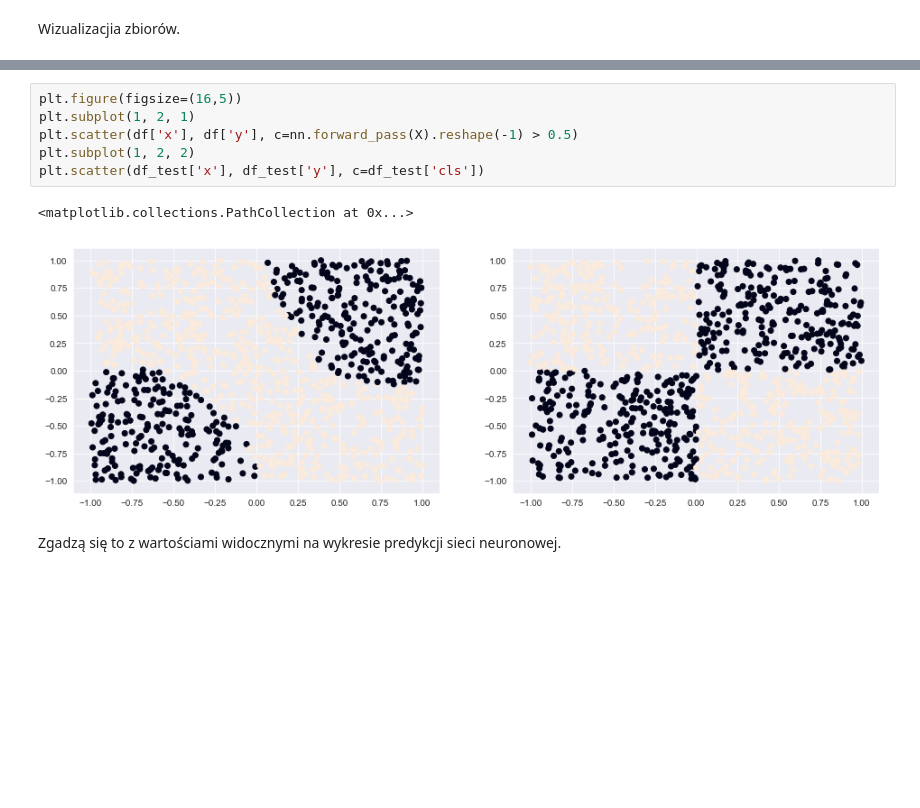
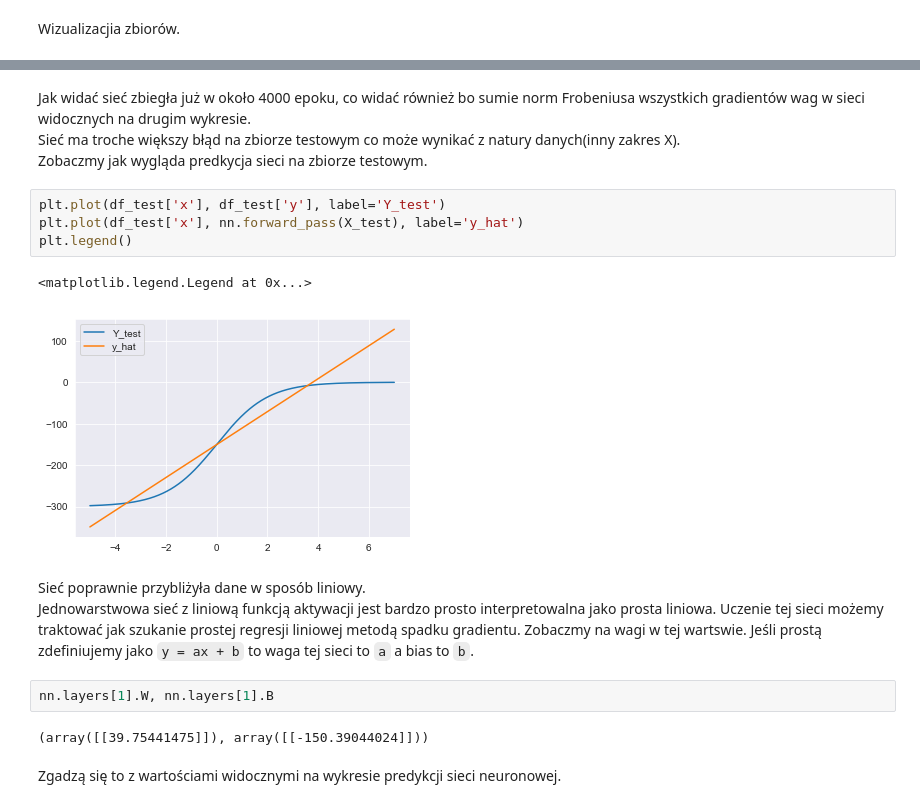
Before and after one commit to OlafSk/MGU2019, a Jupyter notebook: Raport - Regresja.ipynb, the cells around one changed output, grey strips where cells are left out. Drawn from its saved outputs; the diff is of its cells as text; blank space fills up the shorter version.

```diff
--- a/Raport - Regresja.ipynb
+++ b/Raport - Regresja.ipynb
@@ -66,12 +66,21 @@ plt.legend()
-# %%
-plt.figure(figsize=(16,5))
-plt.subplot(1, 2, 1)
-plt.scatter(df['x'], df['y'], c=nn.forward_pass(X).reshape(-1) > 0.5)
-plt.subplot(1, 2, 2)
-plt.scatter(df_test['x'], df_test['y'], c=df_test['cls'])
-# %% [output]
-<matplotlib.collections.PathCollection at 0x...>
-[figure, removed]
+# %% [markdown]
+Jak widać sieć zbiegła już w około 4000 epoku, co widać również bo sumie norm Frobeniusa wszystkich gradientów wag w sieci widocznych na drugim wykresie.
+Sieć ma troche większy błąd na zbiorze testowym co może wynikać z natury danych(inny zakres X).
+Zobaczmy jak wygląda predkycja sieci na zbiorze testowym.
+# %%
+plt.plot(df_test['x'], df_test['y'], label='Y_test')
+plt.plot(df_test['x'], nn.forward_pass(X_test), label='y_hat')
+plt.legend()
+# %% [output]
+<matplotlib.legend.Legend at 0x...>
+[figure, added]
+# %% [markdown]
+Sieć poprawnie przybliżyła dane w sposób liniowy.
+Jednowarstwowa sieć z liniową funkcją aktywacji jest bardzo prosto interpretowalna jako prosta liniowa. Uczenie tej sieci możemy traktować jak szukanie prostej regresji liniowej metodą spadku gradientu. Zobaczmy na wagi w tej wartswie. Jeśli prostą zdefiniujemy jako `y = ax + b` to waga tej sieci to `a` a bias to `b`.
+# %%
+nn.layers[1].W, nn.layers[1].B
+# %% [output]
+(array([[39.75441475]]), array([[-150.39044024]]))
 # %% [markdown]
 Zgadzą się to z wartościami widocznymi na wykresie predykcji sieci neuronowej.
 # %% [markdown]
```
Also changed, not shown: parts of 9 cells of this notebook.
